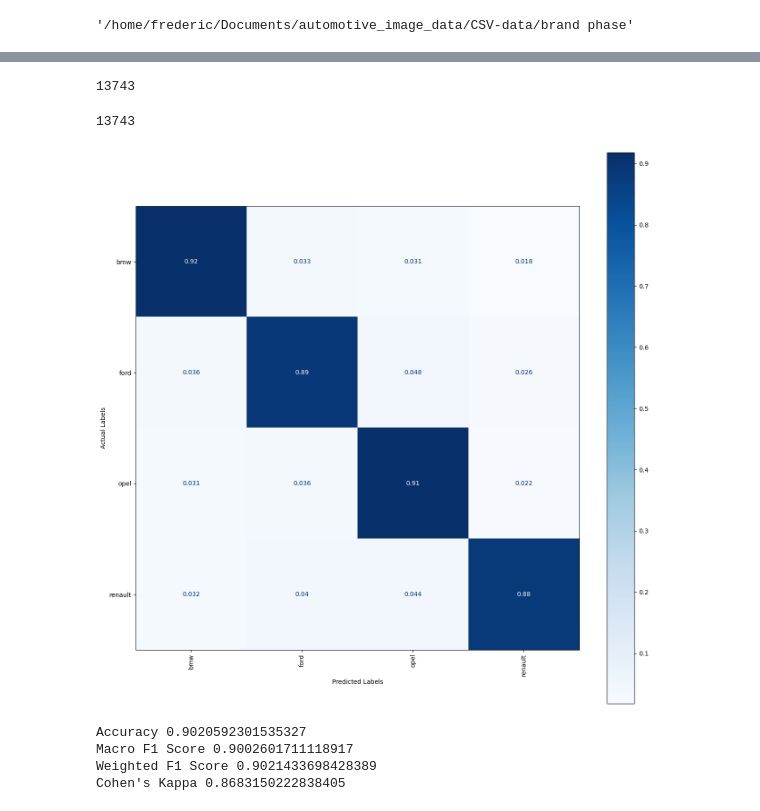
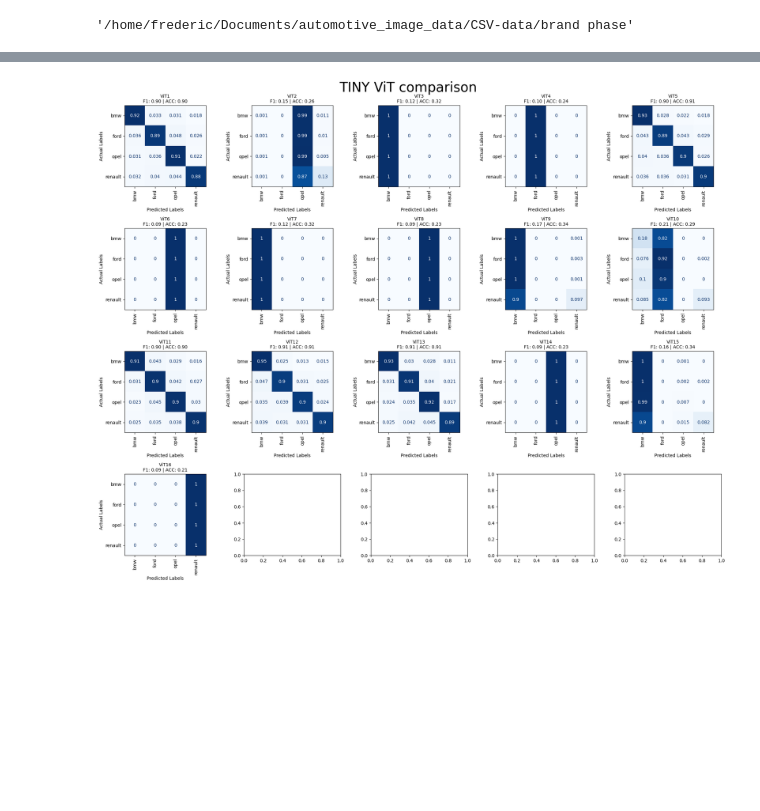
Before and after one commit to Frederic-P/automotive_project, a Jupyter notebook: notebooks/machine learning notebooks/3.5 - Bis - TINY ViT comparison.ipynb, the cells around one changed output, grey strips where cells are left out. Saved outputs shown, nothing was run; the diff lists cells and outputs as text; code cells hidden in the pictures; blank space fills up the shorter version.

```diff
--- a/notebooks/machine learning notebooks/3.5 - Bis - TINY ViT comparison.ipynb
+++ b/notebooks/machine learning notebooks/3.5 - Bis - TINY ViT comparison.ipynb
@@ -93,7 +104,8 @@ angles = ['front']
 # Run evaluation loop on all ids in the dict
 for vit_id, variant in vit_variants.items():
     patch_size = variant["PATCH_SIZE"]
-    PATCHES = (SHAPE // patch_size) ** 2
+    shape = variant["SHAPE"]
+    PATCHES = (shape // patch_size) ** 2
     print(f"Evaluating ViT: {vit_id} with PATCH_SIZE={patch_size}, PATCHES={PATCHES}")
 
     for angle in angles:
@@ -114,7 +126,7 @@ for vit_id, variant in vit_variants.items():
             image_column='abs_path',
             label_column='y_encoded',
             batch_size=BATCH_SIZE,
-            target_size=(SHAPE, SHAPE),
+            target_size=(shape, shape),
             shuffle=False,
             apply_crop=CROP
         )
@@ -164,23 +181,28 @@ actual_labels = view_by_angle_test.y_encoded
-# %%
-len(actual_labels)
-# %% [output]
-13743
-# %%
-len(actual_labels)
-# %% [output]
-13743
-# %%
-cm = implot.make_cm(actual_labels, prediction_labels, label_encoder.classes_)
-# %% [output]
-[figure, removed]
-# %%
-metrics = implot.quick_metrics(actual_labels, prediction_labels)
-for k,v in metrics.items():
-    print(k,v)
-
-#TODO implement quick_metrics in other notebooks too DRY!
-# %% [output]
-Accuracy 0.9020592301535327
-Macro F1 Score 0.9002601711118917
-Weighted F1 Score 0.9021433698428389
-Cohen's Kappa 0.8683150222838405
+# %%
+fig, axes = plt.subplots(4, 5, figsize=(20, 16))  # Adjust size as needed
+axes = axes.flatten()  # Flatten to iterate easily
+
+actual_labels = view_by_angle_test.y_encoded
+
+for i, (vitname, predictions) in enumerate(all_vit_results.items()):
+    if i >= 20:
+        break
+
+    prediction_labels = np.argmax(predictions, axis=1)
+    metrics = implot.quick_metrics(actual_labels, prediction_labels)
+
+    disp = implot.make_cm(actual_labels, prediction_labels, label_encoder.classes_, embed=True)
+    ax = axes[i]
+    disp.plot(ax=ax, cmap='Blues', colorbar=False)
+
+    ax.set_title(f'{vitname}\nF1: {metrics["Macro F1 Score"]:.2f} | ACC: {metrics["Accuracy"]:.2f}', fontsize=10)
+    ax.set_xlabel("Predicted Labels")
+    ax.set_ylabel("Actual Labels")
+    ax.tick_params(axis='x', rotation=90)
+
+
+plt.suptitle('TINY ViT comparison', fontsize=30)
+plt.tight_layout()
+plt.show()
+# %% [output]
+[figure, added]
```
Also changed, not shown: parts of 7 cells of this notebook, 3 other files.
